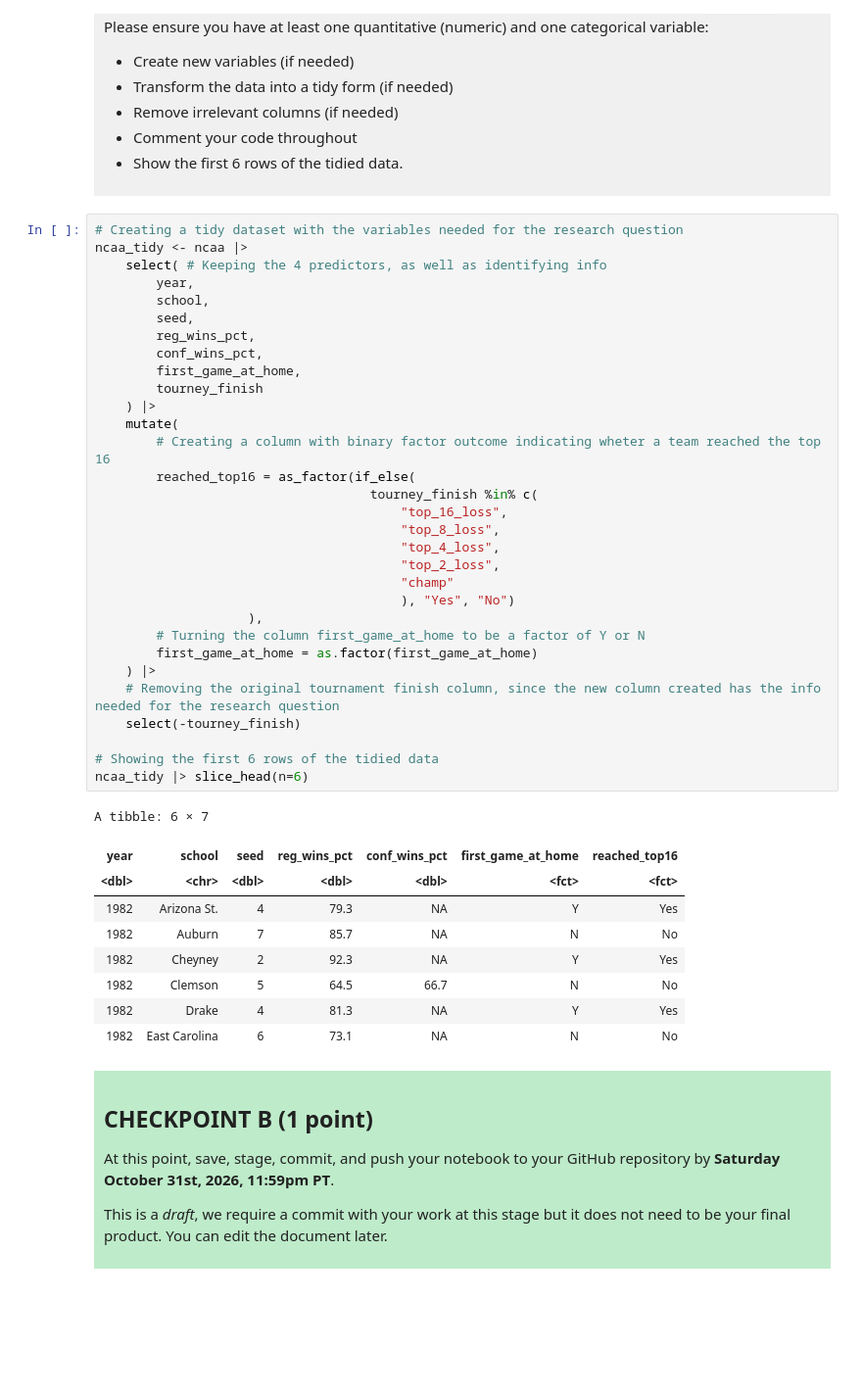
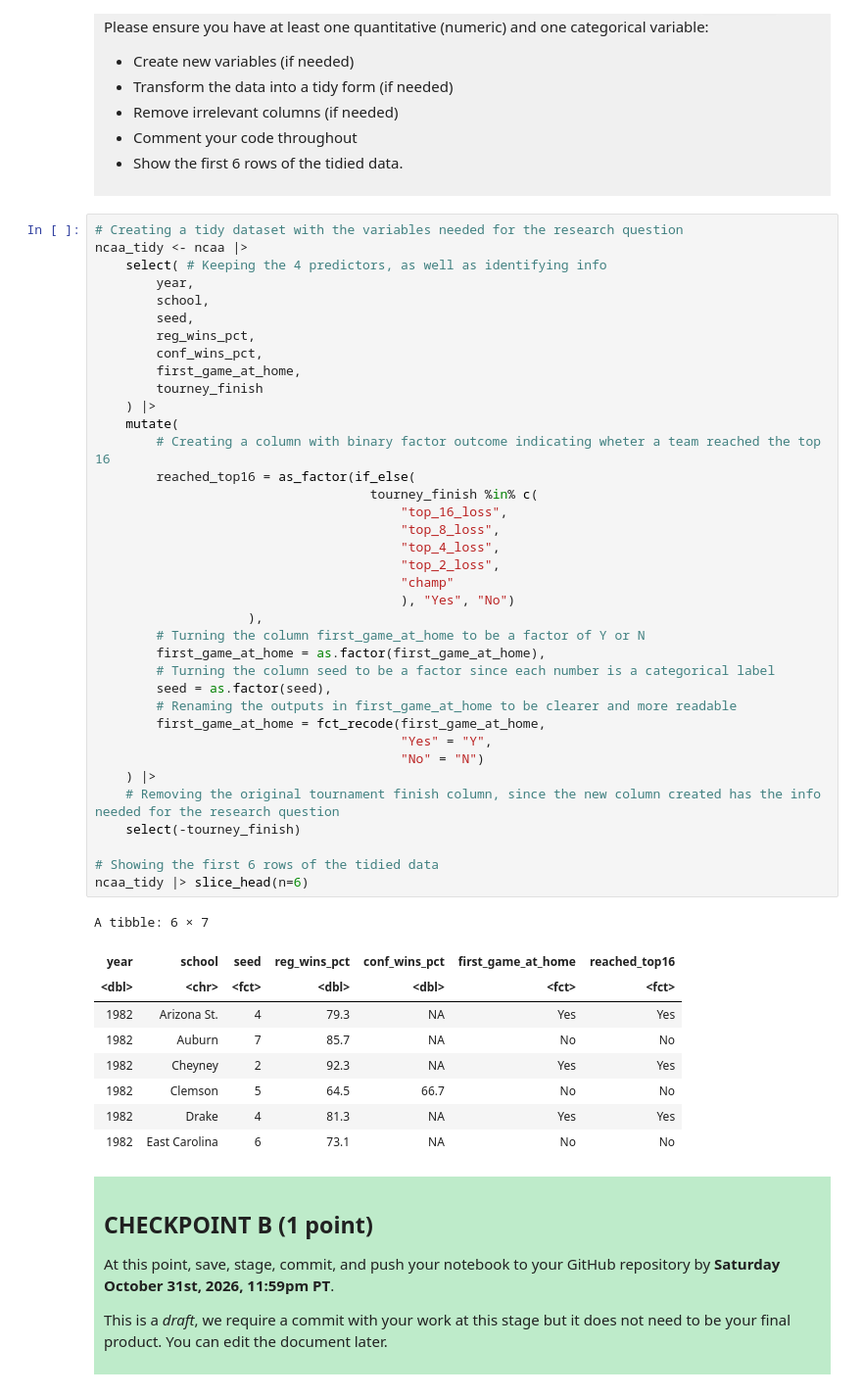
Before and after one commit to laratperez/dsci-100-project-lara-perez, a Jupyter notebook: dsci-100-project-notebook.ipynb, the cells around one changed output. Shown at 98% size. Drawn from its saved outputs; the diff is of its cells as text; blank space fills up the shorter version.

```diff
--- a/dsci-100-project-notebook.ipynb
+++ b/dsci-100-project-notebook.ipynb
@@ -224,41 +224,47 @@ ncaa_tidy <- ncaa |>
     select( # Keeping the 4 predictors, as well as identifying info
         year,
         school,
         seed,
         reg_wins_pct,
         conf_wins_pct,
         first_game_at_home,
         tourney_finish
     ) |>
     mutate(
         # Creating a column with binary factor outcome indicating wheter a team reached the top 16
         reached_top16 = as_factor(if_else(
                                     tourney_finish %in% c(
                                         "top_16_loss",
                                         "top_8_loss",
                                         "top_4_loss",
                                         "top_2_loss",
                                         "champ"
                                         ), "Yes", "No")
                     ),
         # Turning the column first_game_at_home to be a factor of Y or N
-        first_game_at_home = as.factor(first_game_at_home)
+        first_game_at_home = as.factor(first_game_at_home),
+        # Turning the column seed to be a factor since each number is a categorical label
+        seed = as.factor(seed),
+        # Renaming the outputs in first_game_at_home to be clearer and more readable
+        first_game_at_home = fct_recode(first_game_at_home,
+                                        "Yes" = "Y",
+                                        "No" = "N")
     ) |>
     # Removing the original tournament finish column, since the new column created has the info needed for the research question
     select(-tourney_finish)
 
 # Showing the first 6 rows of the tidied data
 ncaa_tidy |> slice_head(n=6)
 # %% [output]
 A tibble: 6 × 7
 | year | school | seed | reg_wins_pct | conf_wins_pct | first_game_at_home | reached_top16 |
-| <dbl> | <chr> | <dbl> | <dbl> | <dbl> | <fct> | <fct> |
-| 1982 | Arizona St. | 4 | 79.3 | NA | Y | Yes |
-| 1982 | Auburn | 7 | 85.7 | NA | N | No |
-| 1982 | Cheyney | 2 | 92.3 | NA | Y | Yes |
-| 1982 | Clemson | 5 | 64.5 | 66.7 | N | No |
-| 1982 | Drake | 4 | 81.3 | NA | Y | Yes |
-| 1982 | East Carolina | 6 | 73.1 | NA | N | No |
+| <dbl> | <chr> | <fct> | <dbl> | <dbl> | <fct> | <fct> |
+| 1982 | Arizona St. | 4 | 79.3 | NA | Yes | Yes |
+| 1982 | Auburn | 7 | 85.7 | NA | No | No |
+| 1982 | Cheyney | 2 | 92.3 | NA | Yes | Yes |
+| 1982 | Clemson | 5 | 64.5 | 66.7 | No | No |
+| 1982 | Drake | 4 | 81.3 | NA | Yes | Yes |
+| 1982 | East Carolina | 6 | 73.1 | NA | No | No |
 # %% [markdown]
 <div style="background-color: #beebca; padding: 10px;">
 
```
Also changed, not shown: parts of 9 cells of this notebook.
